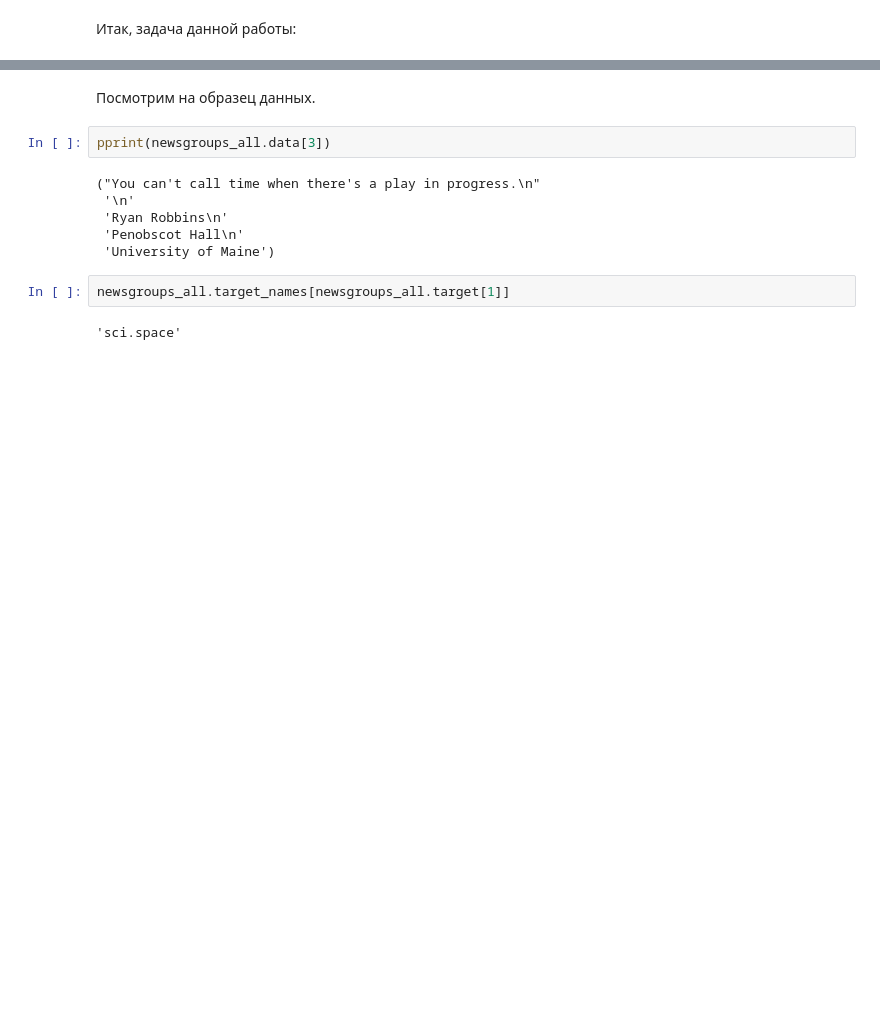
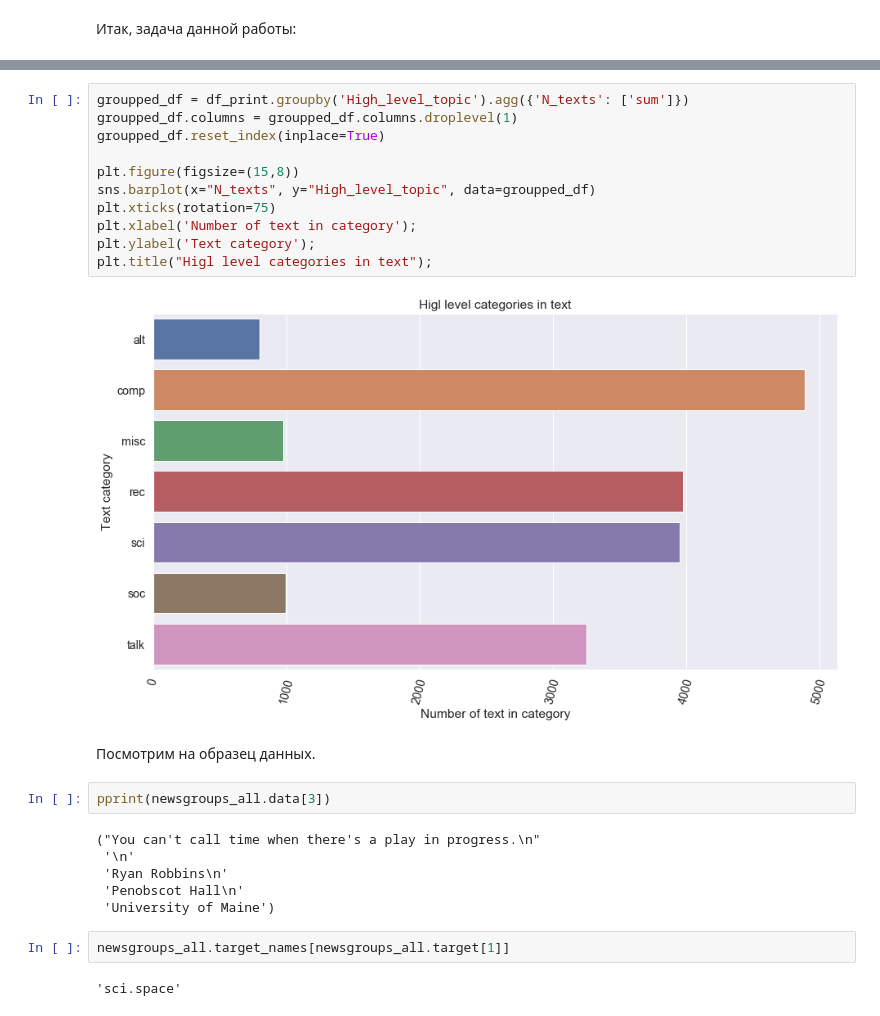
Before and after one commit to Espad/DS_5, a Jupyter notebook: Texts_Classification.ipynb, the cells around one changed output, grey strips where cells are left out. Saved outputs shown, nothing was run; the diff lists cells and outputs as text; blank space fills up the shorter version.

```diff
--- a/Texts_Classification.ipynb
+++ b/Texts_Classification.ipynb
@@ -160,3 +155,16 @@ print("%d categories" % len(newsgroups_all.target_names))
+# %%
+groupped_df = df_print.groupby('High_level_topic').agg({'N_texts': ['sum']})
+groupped_df.columns = groupped_df.columns.droplevel(1)
+groupped_df.reset_index(inplace=True)
+
+plt.figure(figsize=(15,8))
+sns.barplot(x="N_texts", y="High_level_topic", data=groupped_df)
+plt.xticks(rotation=75)
+plt.xlabel('Number of text in category');
+plt.ylabel('Text category');
+plt.title("Higl level categories in text");
+# %% [output]
+[figure, added]
 # %% [markdown]
 Посмотрим на образец данных.
 # %%
```
Also changed, not shown: parts of 32 cells of this notebook.
